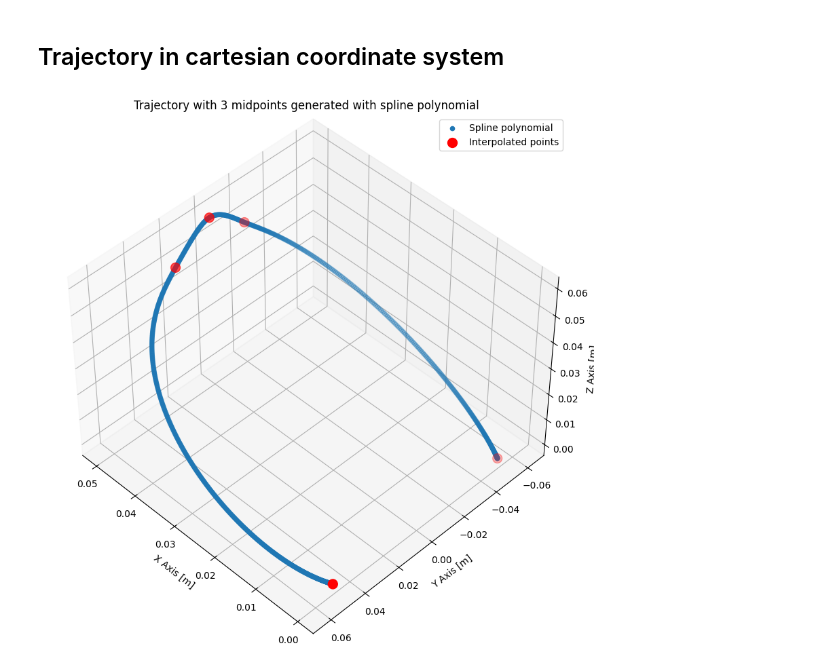
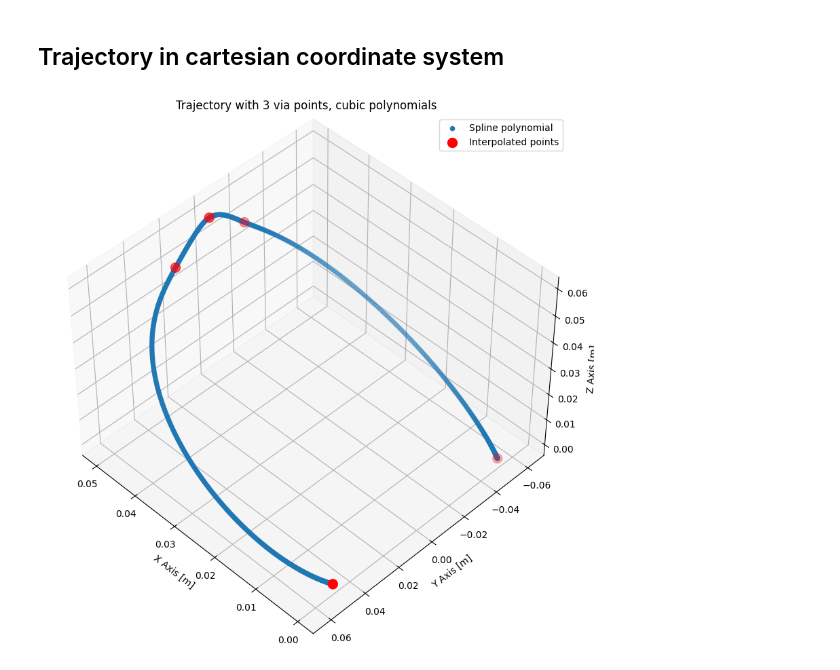
Before and after one commit to HexapodBionik/kinematics, a Jupyter notebook: joint_space_trajectory/joint_space_trajectory.ipynb, the cells around one changed output. Cells and saved outputs as stored; diff of their text form; code cells hidden in the pictures.

```diff
--- a/joint_space_trajectory/joint_space_trajectory.ipynb
+++ b/joint_space_trajectory/joint_space_trajectory.ipynb
@@ -37,7 +37,7 @@ time_end = 3
 coefficients = trajectory_generator.generate_trajectory(start_coordinates, end_coordinates, velocity_start, velocity_end, time_end)
 # %%
 # Timesteps - update leg's position with frequency F=20Hz (every 50ms)
-x = np.arange(0, time_end, 0.05)
+x = np.arange(0, time_end, 0.005)
 # %%
 j_pos = []
 j_vel = []
@@ -118,7 +126,7 @@ Text(0.5, 0, 'Z Axis')
 # %% [markdown]
 # Generate trajectory in joint space with any number of midpoints
 # %%
-midpoints_trajectory = MidpointsJointSpaceTrajectory(kinematics_solver)
+via_points_trajectory = ViaPointsJointSpaceTrajectory(kinematics_solver)
 # %%
 # 5 interpolation points (2 boundary points and 3 midpoints), each represented as subarray with values in x, y and z axis
 coordinates = np.array([[0, -0.05, 0], [0.05, -0.02, 0.05], [0.05, 0, 0.06], [0.05, 0.02, 0.05], [0, 0.05, 0]])
@@ -132,7 +140,7 @@ move_times = np.array([1.5, 0.25, 0.25, 1.5])
 # Time steps for whole movement probed with f=200Hz (T=5ms)
 x = np.arange(0, sum(move_times), 0.005)
 # %%
-polys = midpoints_trajectory.generate_trajectory(coordinates, velocities, move_times)
+polys = via_points_trajectory.generate_trajectory(coordinates, velocities, move_times)
 # %% [markdown]
 ## Position, velocity and acceleration plots for Joint 0
 # %%
@@ -178,32 +186,32 @@ y_points = []
 z_points = []
 
 theta1 = polys[0](x)
 theta2 = polys[1](x)
 theta3 = polys[2](x)
 for i in range(len(x)):
     forward_coordinates = kinematics_solver.forward(theta1[i], theta2[i], theta3[i])
     x_points.append(forward_coordinates[0])
     y_points.append(forward_coordinates[1])
     z_points.append(forward_coordinates[2])
 
 # Create a 3D scatter plot
 fig = plt.figure(figsize=(10, 10))
 ax = fig.add_subplot(111, projection='3d')
-ax.set_title(label="Trajectory with 3 midpoints generated with spline polynomial")
+ax.set_title(label="Trajectory with 3 via points, cubic polynomials")
 scatter = ax.scatter(x_points, y_points, z_points, marker='o', label="Spline polynomial")
 ax.view_init(elev=45, azim=135)
 coordinate_points_x = [x[0] for x in coordinates]
 coordinate_points_y = [x[1] for x in coordinates]
 coordinate_points_z = [x[2] for x in coordinates]
 ax.scatter(coordinate_points_x, coordinate_points_y, coordinate_points_z, color='red', s=100, label="Interpolated points")
 
 # Add labels
 ax.set_xlabel('X Axis [m]')
 ax.set_ylabel('Y Axis [m]')
 ax.set_zlabel('Z Axis [m]')
 ax.legend()
 
 # Show the interactive plot
 plt.show()
 # %% [output]
-[figure, old version]
+[figure, new version]
```
Also changed, not shown: parts of 4 cells of this notebook, 2 other files.
